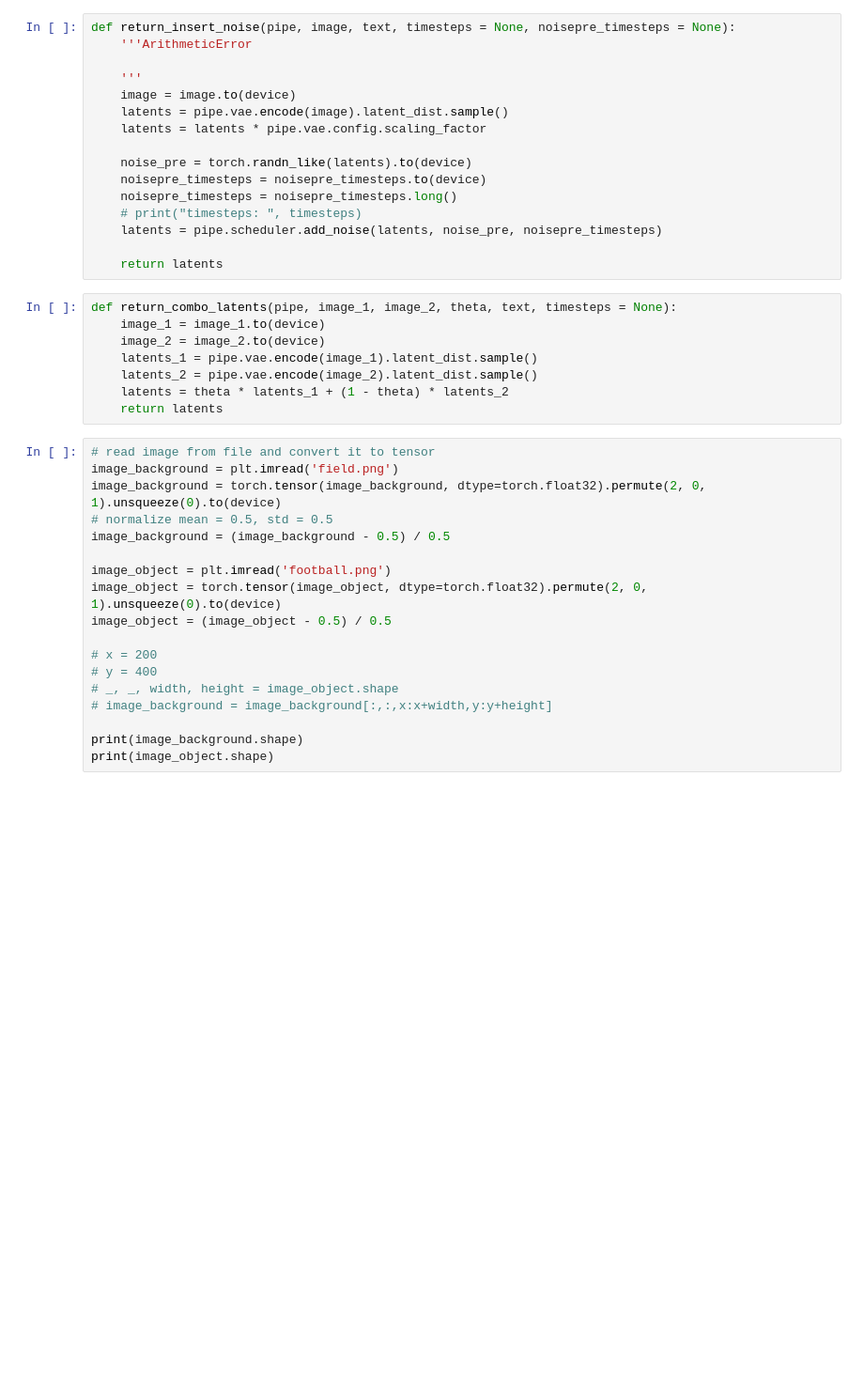
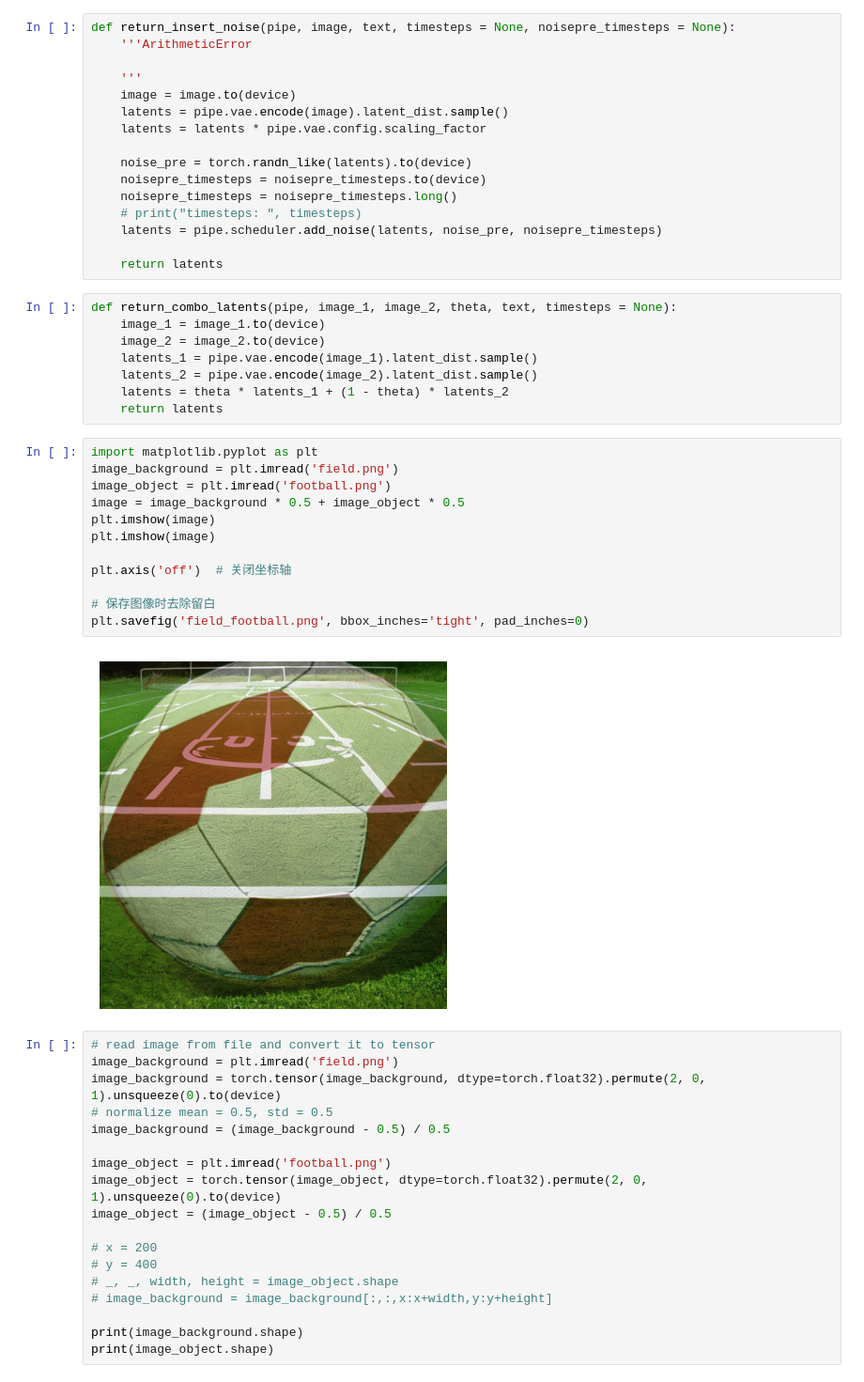
Before and after one commit to banyuanhao/daam, a Jupyter notebook: wrapupdata/analysis/analysis.ipynb, the cells around one changed output. Shown at 94% size. Drawn from its saved outputs; the diff is of its cells as text; blank space fills up the shorter version.

```diff
--- a/wrapupdata/analysis/analysis.ipynb
+++ b/wrapupdata/analysis/analysis.ipynb
@@ -168,6 +168,20 @@ def return_combo_latents(pipe, image_1, image_2, theta, text, timesteps = None):
     latents_2 = pipe.vae.encode(image_2).latent_dist.sample()
     latents = theta * latents_1 + (1 - theta) * latents_2
     return latents
+# %%
+import matplotlib.pyplot as plt
+image_background = plt.imread('field.png')
+image_object = plt.imread('football.png')
+image = image_background * 0.5 + image_object * 0.5
+plt.imshow(image)
+plt.imshow(image)
+
+plt.axis('off')  # 关闭坐标轴
+
+# 保存图像时去除留白
+plt.savefig('field_football.png', bbox_inches='tight', pad_inches=0)
+# %% [output]
+[figure, added]
 # %%
 # read image from file and convert it to tensor
 image_background = plt.imread('field.png')
```
Also changed, not shown: parts of 2 cells of this notebook, 13 other files.
